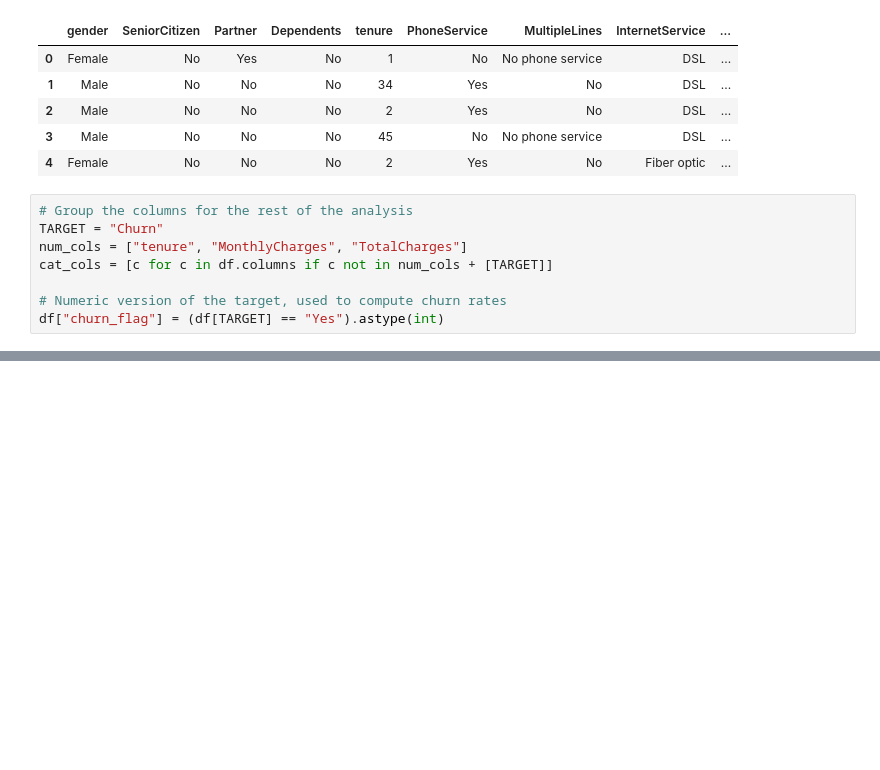
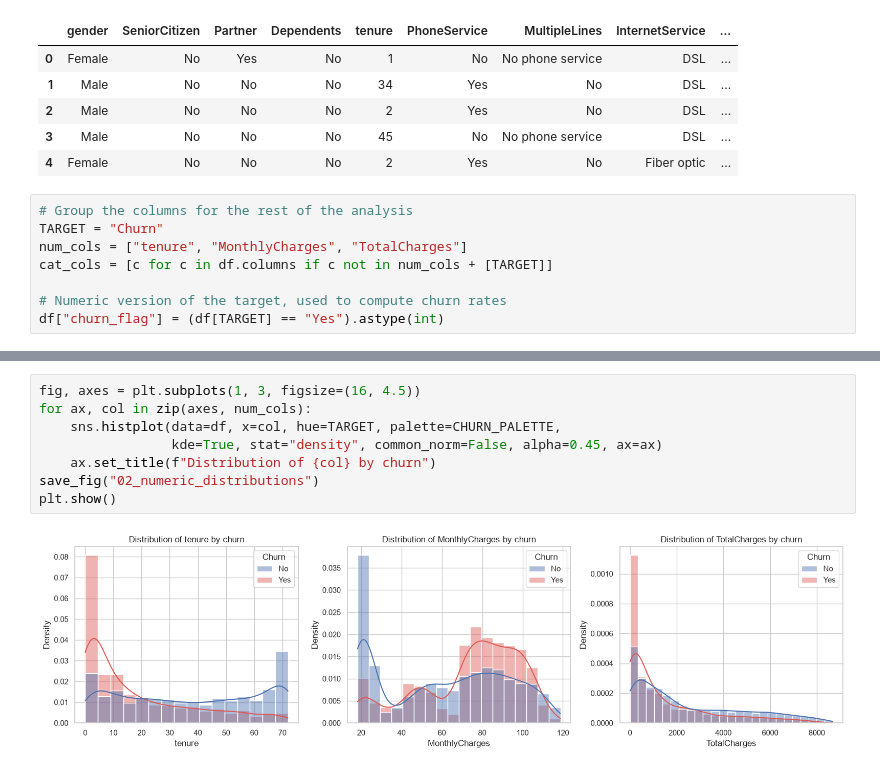
Before and after one commit to Ranuth-Nanvidu/CM2604-Machine-Learning-CW, a Jupyter notebook: notebooks/01_eda.ipynb, the cells around one changed output, grey strips where cells are left out. Drawn from its saved outputs; the diff is of its cells as text; blank space fills up the shorter version.

```diff
--- a/notebooks/01_eda.ipynb
+++ b/notebooks/01_eda.ipynb
@@ -181,0 +239,10 @@ df["churn_flag"] = (df[TARGET] == "Yes").astype(int)
+# %%
+fig, axes = plt.subplots(1, 3, figsize=(16, 4.5))
+for ax, col in zip(axes, num_cols):
+    sns.histplot(data=df, x=col, hue=TARGET, palette=CHURN_PALETTE,
+                 kde=True, stat="density", common_norm=False, alpha=0.45, ax=ax)
+    ax.set_title(f"Distribution of {col} by churn")
+save_fig("02_numeric_distributions")
+plt.show()
+# %% [output]
+[figure, added]
```
Also changed, not shown: parts of 24 cells of this notebook, 8 other files.
